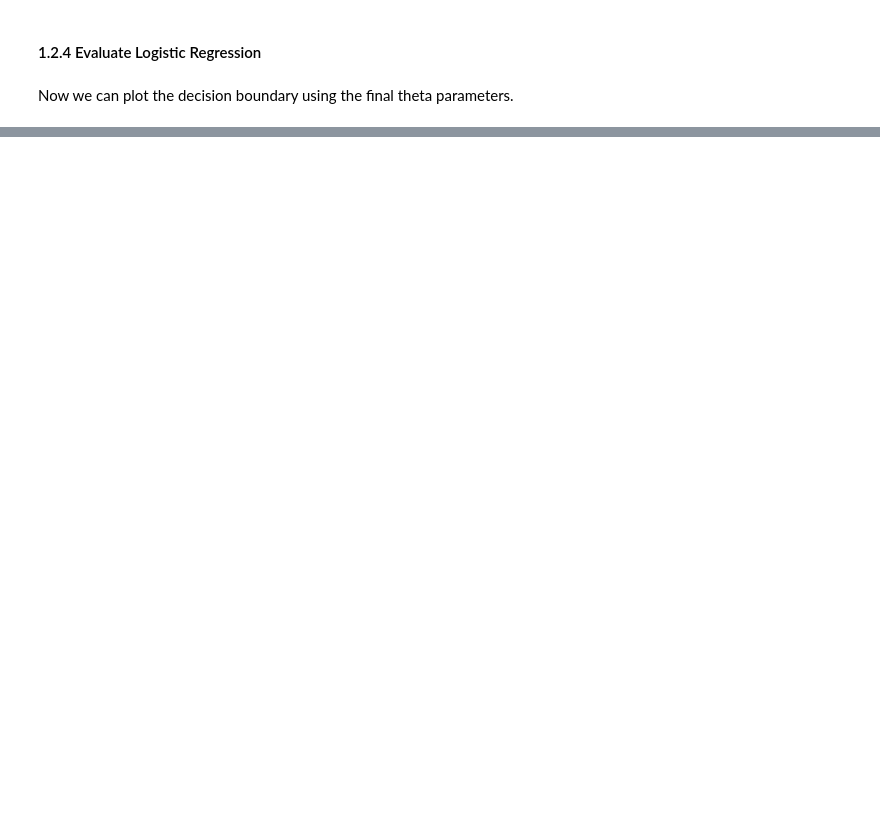
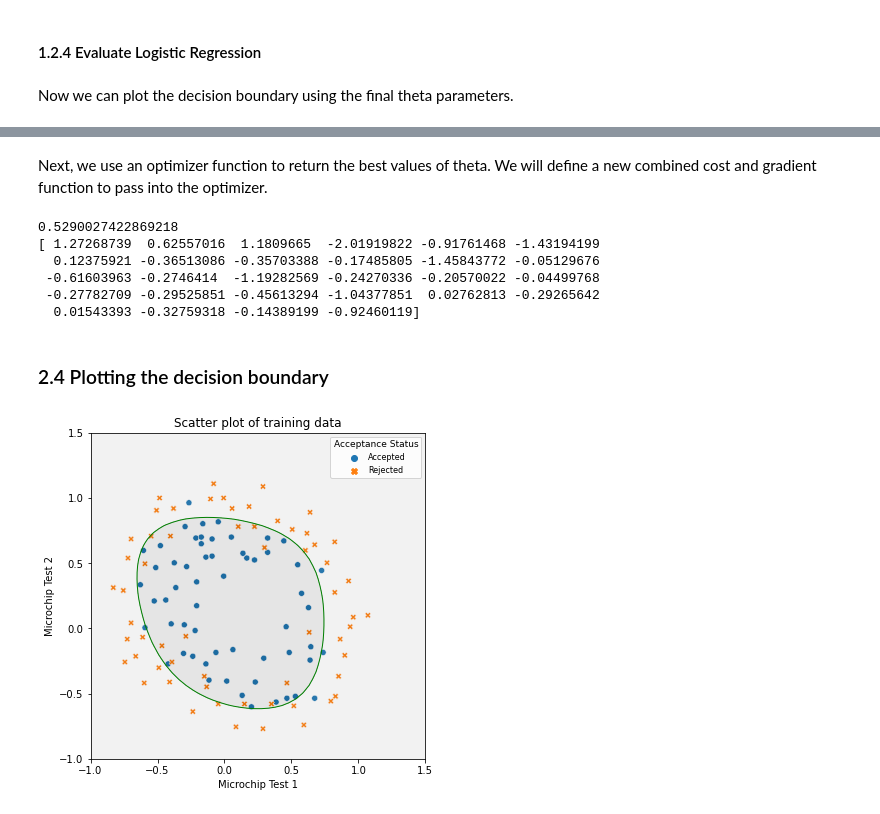
Before and after one commit to stemlock/Andrew_Ng_MachineLearningCourse, a Jupyter notebook: Week3_LogisticRegression/Programing Exercise 2 - Logistic Regression.ipynb, the cells around one changed output, grey strips where cells are left out. Drawn from its saved outputs; the diff is of its cells as text; code cells hidden in the pictures; blank space fills up the shorter version.

```diff
--- a/Week3_LogisticRegression/Programing Exercise 2 - Logistic Regression.ipynb
+++ b/Week3_LogisticRegression/Programing Exercise 2 - Logistic Regression.ipynb
@@ -195,0 +329,2 @@ weighted avg       0.89      0.89      0.89       100
+# %% [markdown]
+Next, we use an optimizer function to return the best values of theta. We will define a new combined cost and gradient function to pass into the optimizer.
@@ -195,0 +360,54 @@ weighted avg       0.89      0.89      0.89       100
+# %%
+# Initialize the theta vector
+initial_theta = np.zeros(X1_mapped.shape[1])
+
+# Set regularization parameter
+lam = 1
+
+# Set the options for optimize.minimize to max 100 iterations
+options= {'maxiter': 100}
+
+# Run the optimizer to find the theta vector that minimizes the cost function
+res = optimize.minimize(reg_costandgrad, initial_theta, (X1_mapped, y1, lam), jac = True, options=options)
+
+# the fun property of OptimizeResult object returns the value of costFunction at optimized theta
+cost = res.fun
+print(cost)
+
+# the optimized theta vector is in the x property of the result
+optimized_thetas = res.x
+print(optimized_thetas)
+# %% [output]
+0.5290027422869218
+[ 1.27268739  0.62557016  1.1809665  -2.01919822 -0.91761468 -1.43194199
+  0.12375921 -0.36513086 -0.35703388 -0.17485805 -1.45843772 -0.05129676
+ -0.61603963 -0.2746414  -1.19282569 -0.24270336 -0.20570022 -0.04499768
+ -0.27782709 -0.29525851 -0.45613294 -1.04377851  0.02762813 -0.29265642
+  0.01543393 -0.32759318 -0.14389199 -0.92460119]
+# %% [markdown]
+### 2.4 Plotting the decision boundary
+# %%
+# Plot the decision boundary
+
+def plot_decision_boundary(u, v, theta, ax):
+
+    z = np.zeros((u.size,v.size))
+
+    for i in range(len(u)):
+        for j in range(len(v)):
+            mapped = map_features(np.array([[u[i], v[j]]]), 6)
+            z[i, j] = np.dot(mapped, theta)
+
+    z = z.T
+
+    ax.contour(u, v, z, levels=[0], linewidths=1, colors='g')
+    ax.contourf(u, v, z, levels=[np.min(z), 0, np.max(z)], cmap='binary', alpha=0.1)
+# %%
+u = np.linspace(-1, 1.5, 50)
+v = np.linspace(-1, 1.5, 50)
+
+plot_decision_boundary(u, v, optimized_thetas, ax2)
+
+fig2
+# %% [output]
+[figure, added]
```
Also changed, not shown: parts of 33 cells of this notebook.
